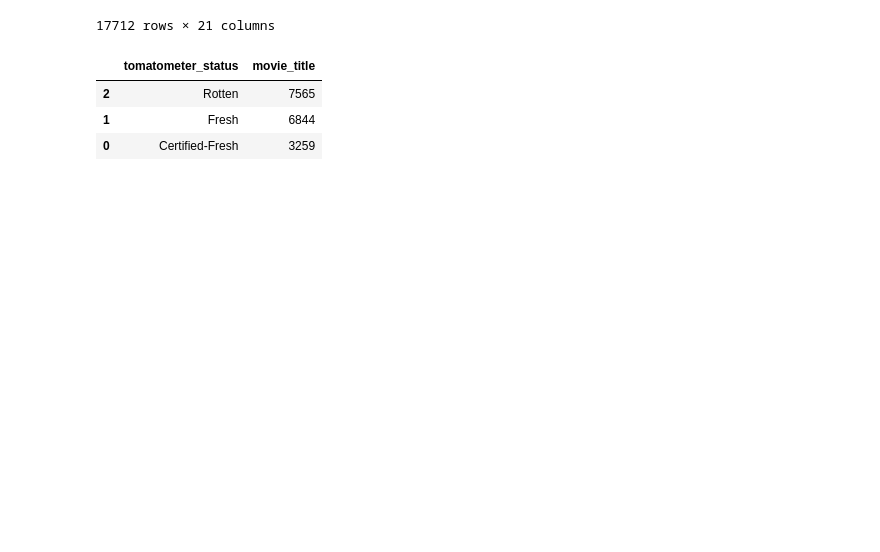
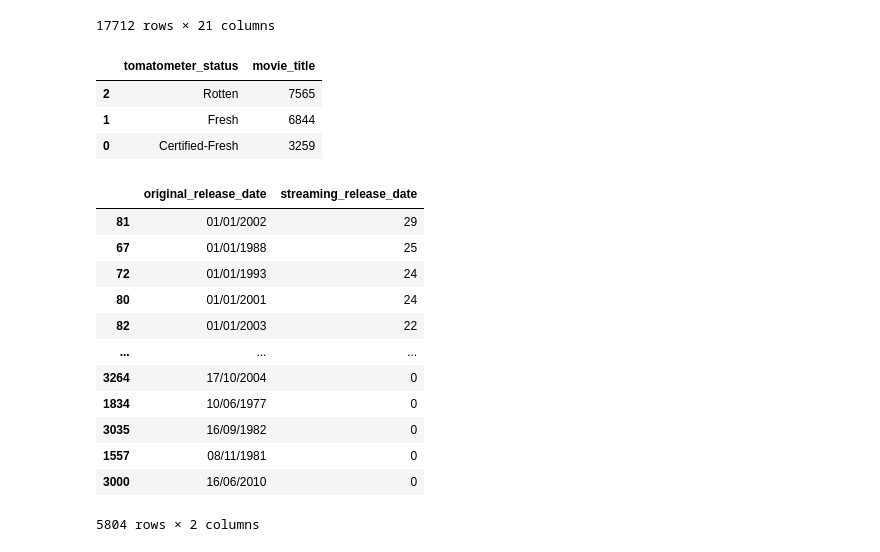
Before and after one commit to yusephs/Coursework, a Jupyter notebook: bisic.ipynb, the cells around one changed output. Cells and saved outputs as stored; diff of their text form; code cells hidden in the pictures; blank space fills up the shorter version.

```diff
--- a/bisic.ipynb
+++ b/bisic.ipynb
@@ -256,3 +242,19 @@ first_import.groupby("tomatometer_status")["movie_title"].count().reset_index().
 | 2 | Rotten | 7565 |
 | 1 | Fresh | 6844 |
 | 0 | Certified-Fresh | 3259 |
+# %%
+first_import.groupby("original_release_date")["streaming_release_date"].count().reset_index().sort_values(by="streaming_release_date", ascending=False)
+# %% [output]
+|  | original_release_date | streaming_release_date |
+| 81 | 01/01/2002 | 29 |
+| 67 | 01/01/1988 | 25 |
+| 72 | 01/01/1993 | 24 |
+| 80 | 01/01/2001 | 24 |
+| 82 | 01/01/2003 | 22 |
+| ... | ... | ... |
+| 3264 | 17/10/2004 | 0 |
+| 1834 | 10/06/1977 | 0 |
+| 3035 | 16/09/1982 | 0 |
+| 1557 | 08/11/1981 | 0 |
+| 3000 | 16/06/2010 | 0 |
+5804 rows × 2 columns
```
Also changed, not shown: parts of 5 cells of this notebook.
